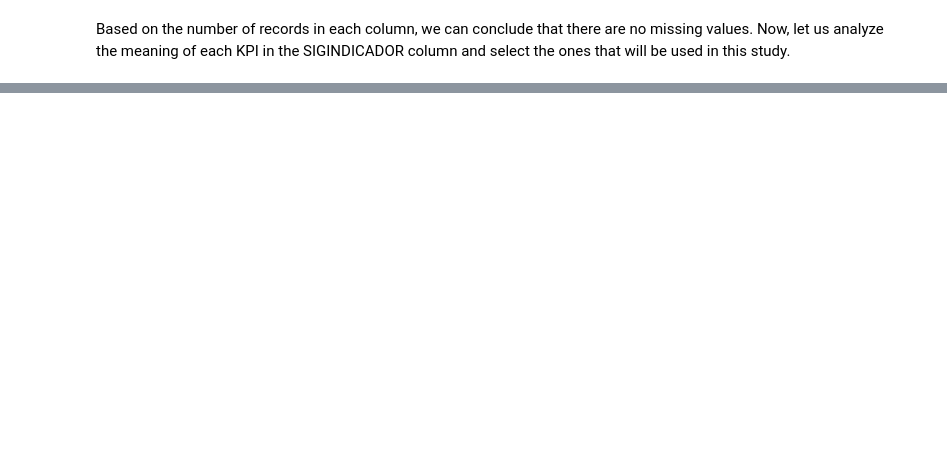
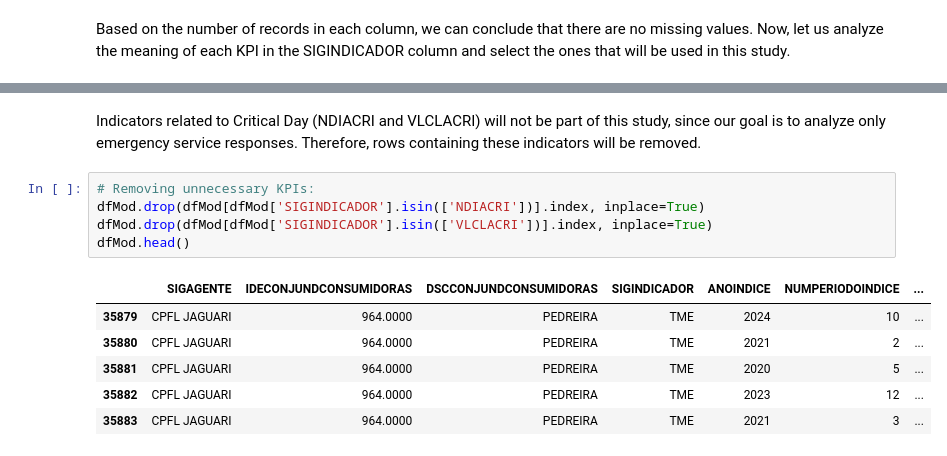
Before and after one commit to isabellacalfa/tmae-analysis, a Jupyter notebook: notebook-analysis.ipynb, the cells around one changed output, grey strips where cells are left out. Drawn from its saved outputs; the diff is of its cells as text; blank space fills up the shorter version.

```diff
--- a/notebook-analysis.ipynb
+++ b/notebook-analysis.ipynb
@@ -197,0 +232,14 @@ Based on the number of records in each column, we can conclude that there are no
+# %% [markdown]
+Indicators related to Critical Day (NDIACRI and VLCLACRI) will not be part of this study, since our goal is to analyze only emergency service responses. Therefore, rows containing these indicators will be removed.
+# %%
+# Removing unnecessary KPIs:
+dfMod.drop(dfMod[dfMod['SIGINDICADOR'].isin(['NDIACRI'])].index, inplace=True)
+dfMod.drop(dfMod[dfMod['SIGINDICADOR'].isin(['VLCLACRI'])].index, inplace=True)
+dfMod.head()
+# %% [output]
+|  | SIGAGENTE | IDECONJUNDCONSUMIDORAS | DSCCONJUNDCONSUMIDORAS | SIGINDICADOR | ANOINDICE | NUMPERIODOINDICE | ... |
+| 35879 | CPFL JAGUARI | 964.0000 | PEDREIRA | TME | 2024 | 10 | ... |
+| 35880 | CPFL JAGUARI | 964.0000 | PEDREIRA | TME | 2021 | 2 | ... |
+| 35881 | CPFL JAGUARI | 964.0000 | PEDREIRA | TME | 2020 | 5 | ... |
+| 35882 | CPFL JAGUARI | 964.0000 | PEDREIRA | TME | 2023 | 12 | ... |
+| 35883 | CPFL JAGUARI | 964.0000 | PEDREIRA | TME | 2021 | 3 | ... |
```
Also changed, not shown: parts of 8 cells of this notebook.
